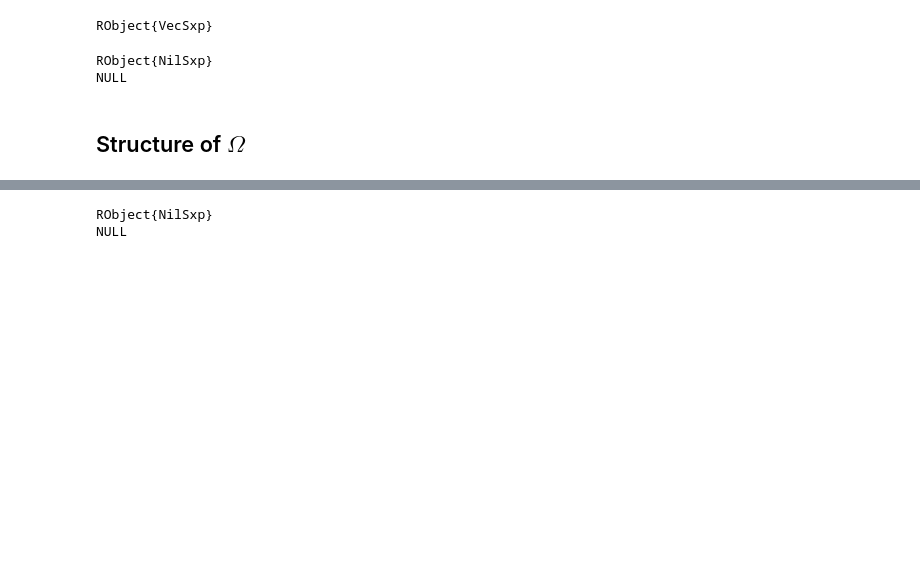
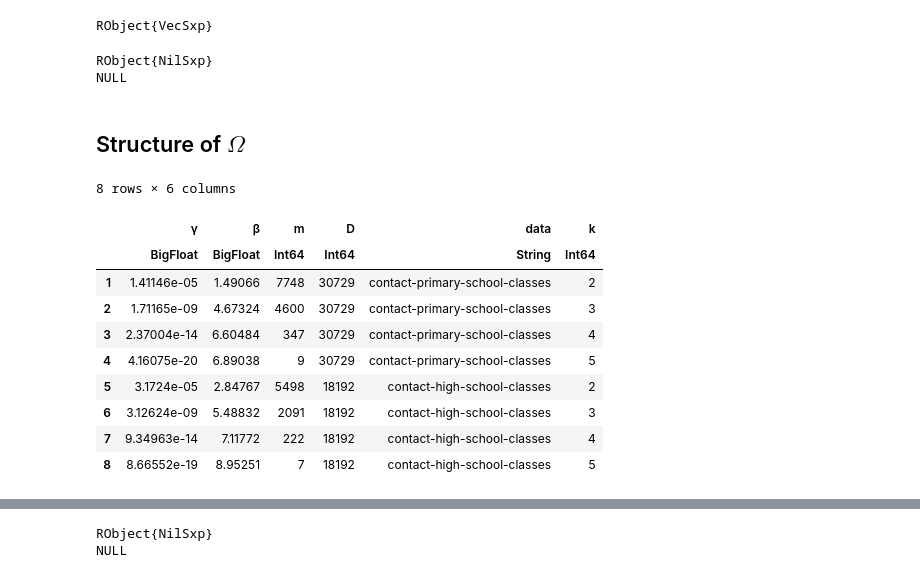
Before and after one commit to PhilChodrow/HypergraphModularity, a Jupyter notebook: contact-examples.ipynb, the cells around one changed output, grey strips where cells are left out. Saved outputs shown, nothing was run; the diff lists cells and outputs as text; code cells hidden in the pictures; blank space fills up the shorter version.

```diff
--- a/contact-examples.ipynb
+++ b/contact-examples.ipynb
@@ -282,2 +278,16 @@ plot!()
+# %%
+df
+# %% [output]
+8 rows × 6 columns
+|  | γ | β | m | D | data | k |
+|  | BigFloat | BigFloat | Int64 | Int64 | String | Int64 |
+| 1 | 1.41146e-05 | 1.49066 | 7748 | 30729 | contact-primary-school-classes | 2 |
+| 2 | 1.71165e-09 | 4.67324 | 4600 | 30729 | contact-primary-school-classes | 3 |
+| 3 | 2.37004e-14 | 6.60484 | 347 | 30729 | contact-primary-school-classes | 4 |
+| 4 | 4.16075e-20 | 6.89038 | 9 | 30729 | contact-primary-school-classes | 5 |
+| 5 | 3.1724e-05 | 2.84767 | 5498 | 18192 | contact-high-school-classes | 2 |
+| 6 | 3.12624e-09 | 5.48832 | 2091 | 18192 | contact-high-school-classes | 3 |
+| 7 | 9.34963e-14 | 7.11772 | 222 | 18192 | contact-high-school-classes | 4 |
+| 8 | 8.66552e-19 | 8.95251 | 7 | 18192 | contact-high-school-classes | 5 |
 # %%
 R"""
```
Also changed, not shown: parts of 17 cells of this notebook, 32 other files.
